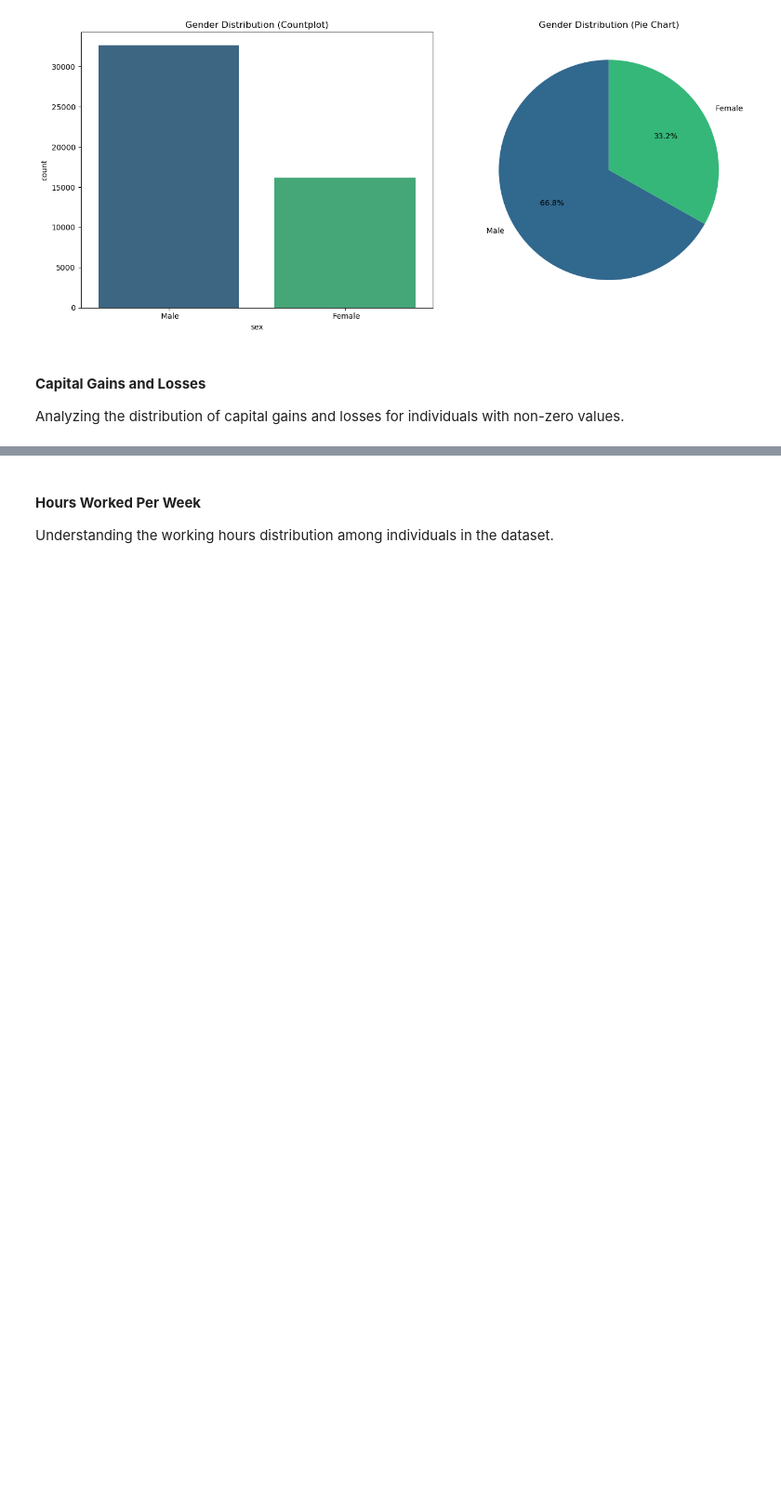
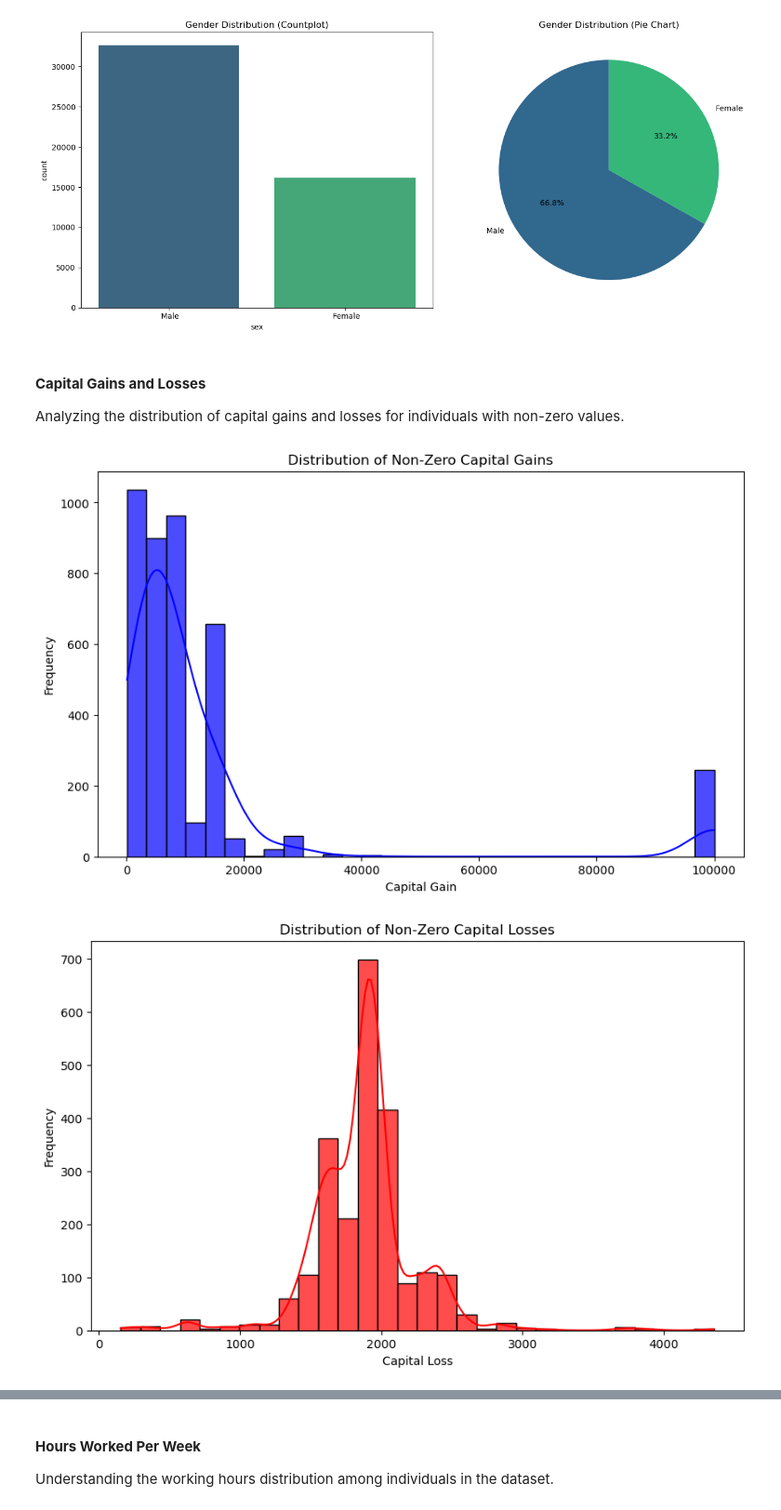
Before and after one commit to Devin-Shrode/Census-Income-Analysis-and-Modeling, a Jupyter notebook: Census_Income_Final.ipynb, the cells around one changed output, grey strips where cells are left out. Shown at 93% size. Saved outputs shown, nothing was run; the diff lists cells and outputs as text; code cells hidden in the pictures; blank space fills up the shorter version.

```diff
--- a/Census_Income_Final.ipynb
+++ b/Census_Income_Final.ipynb
@@ -342,3 +342,41 @@ Name: count, dtype: int64
 #### **Capital Gains and Losses**
 
 Analyzing the distribution of capital gains and losses for individuals with non-zero values.
+# %%
+# Filter for non-zero capital gain and capital loss
+nonzero_capital_gain = df[df['capital-gain'] > 0]
+nonzero_capital_loss = df[df['capital-loss'] > 0]
+
+# Plot distribution of non-zero capital gains
+plt.figure(figsize=(10, 6))
+sns.histplot(nonzero_capital_gain['capital-gain'], bins=30, kde=True, color='blue', alpha=0.7)
+plt.title('Distribution of Non-Zero Capital Gains')
+plt.xlabel('Capital Gain')
+plt.ylabel('Frequency')
+plt.show()
+
+# Plot distribution of non-zero capital losses
+plt.figure(figsize=(10, 6))
+sns.histplot(nonzero_capital_loss['capital-loss'], bins=30, kde=True, color='red', alpha=0.7)
+plt.title('Distribution of Non-Zero Capital Losses')
+plt.xlabel('Capital Loss')
+plt.ylabel('Frequency')
+plt.show()
+
+# Boxplot for Capital Gain and Loss by Income Group
+plt.figure(figsize=(12, 6))
+sns.boxplot(data=df[df['capital-gain'] > 0], x='income', y='capital-gain', palette='coolwarm')
+plt.title('Capital Gain Distribution by Income Group')
+plt.xlabel('Income Group')
+plt.ylabel('Capital Gain')
+plt.show()
+
+plt.figure(figsize=(12, 6))
+sns.boxplot(data=df[df['capital-loss'] > 0], x='income', y='capital-loss', palette='coolwarm')
+plt.title('Capital Loss Distribution by Income Group')
+plt.xlabel('Income Group')
+plt.ylabel('Capital Loss')
+plt.show()
+# %% [output]
+[figure, added]
+[figure, added]
```
Also changed, not shown: parts of 1 cell of this notebook.
